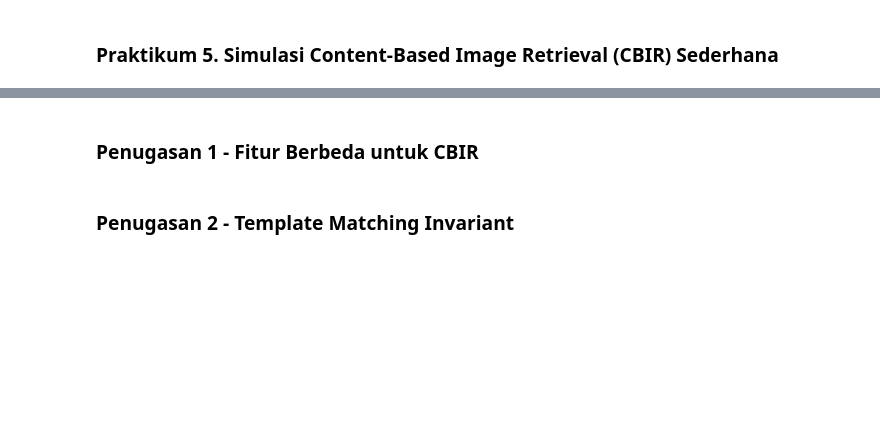
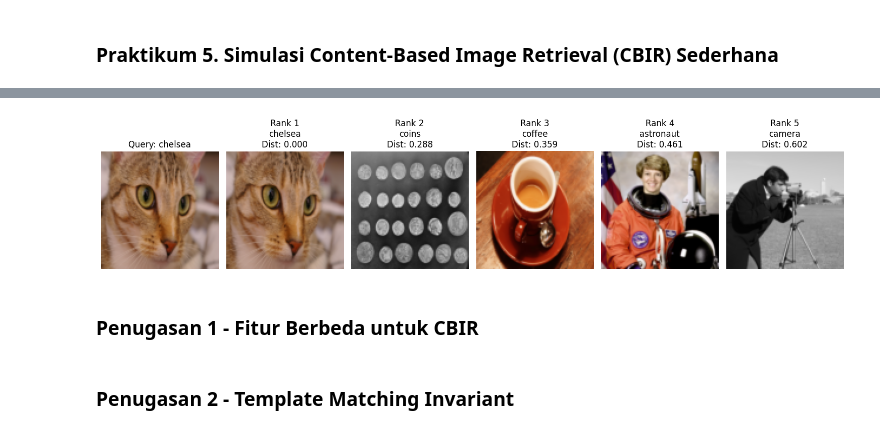
Before and after one commit to arzss-code/pengolahan-citra, a Jupyter notebook: jobsheet_5.ipynb, the cells around one changed output, grey strips where cells are left out. Saved outputs shown, nothing was run; the diff lists cells and outputs as text; code cells hidden in the pictures; blank space fills up the shorter version.

```diff
--- a/jobsheet_5.ipynb
+++ b/jobsheet_5.ipynb
@@ -65,2 +265,96 @@ Jarak Manhattan antara Patch 1 dan Patch 3: 250.0000
 # %% [markdown]
 ### Praktikum 5. Simulasi Content-Based Image Retrieval (CBIR) Sederhana
+# %%
+import numpy as np
+import matplotlib.pyplot as plt
+from skimage import data, io, color, transform, img_as_float, img_as_ubyte
+from scipy.spatial import distance
+
+# Fungsi hitung histogram dari Praktikum 2
+def calculate_rgb_histogram(image, bins=16):
+    # Pastikan input float [0,1] dikonversi ke uint8 [0,255] untuk histogram
+    if image.dtype == float:
+        image = img_as_ubyte(image)
+    hist_r, _ = np.histogram(image[:,:,0].ravel(), bins=bins, range=(0, 256))
+    hist_g, _ = np.histogram(image[:,:,1].ravel(), bins=bins, range=(0, 256))
+    hist_b, _ = np.histogram(image[:,:,2].ravel(), bins=bins, range=(0, 256))
+    hist_combined = np.concatenate((hist_r, hist_g, hist_b))
+    # Normalisasi L1 (sum to 1)
+    hist_sum = np.sum(hist_combined)
+    if hist_sum > 0:
+        hist_combined = hist_combined.astype(float) / hist_sum
+    else:
+        hist_combined = hist_combined.astype(float) # Avoid division by zero
+    return hist_combined
+
+# 1. Siapkan 'database' citra kecil dan citra query
+# Gunakan beberapa gambar dari skimage.data atau gambar Anda sendiri
+image_db_names = ["astronaut", "camera", "coffee", "coins", "chelsea"]
+database_images = []
+database_hists = []
+
+print("Memproses database citra...")
+for name in image_db_names:
+    try:
+        img = getattr(data, name)()
+        # Pastikan semua citra berwarna (RGB) dan ukuran sama (opsional, resize)
+        if img.ndim == 2: # Jika grayscale, konversi ke RGB
+            img = color.gray2rgb(img)
+        # Resize agar ukuran fitur konsisten (misal 100x100)
+        img_resized = transform.resize(img, (100, 100), anti_aliasing=True)
+        database_images.append(img_resized)
+        database_hists.append(calculate_rgb_histogram(img_resized))
+        print(f"- {name} diproses.")
+
+    except Exception as e:
+        print(f"Error memproses {name}: {e}")
+
+# Pilih satu citra sebagai query (misal, 'chelsea' si kucing)
+query_image_name = "chelsea"
+query_index = image_db_names.index(query_image_name)
+query_image = database_images[query_index]
+query_hist = database_hists[query_index]
+
+# 2. Hitung jarak/kemiripan antara query dan semua citra di database
+# Kita gunakan Cosine Distance (1 - Cosine Similarity)
+distances = []
+for i, hist in enumerate(database_hists):
+    # Hindari membandingkan query dengan dirinya sendiri (jarak akan 0)
+    # if i == query_index:
+    #     distances.append(np.inf) # Beri jarak tak hingga
+    # else:
+    dist = distance.cosine(query_hist, hist)
+    distances.append(dist)
+
+# 3. Urutkan citra berdasarkan jarak (dari terkecil ke terbesar)
+# Dapatkan indeks urutan jarak
+sorted_indices = np.argsort(distances)
+
+# 4. Tampilkan hasil: Query dan citra terurut berdasarkan kemiripan
+num_results_to_show = len(database_images)
+fig, axes = plt.subplots(1, num_results_to_show + 1, figsize=(15, 3))
+
+# Tampilkan query
+axes[0].imshow(query_image)
+axes[0].set_title(f"Query: {query_image_name}")
+axes[0].axis('off')
+
+# Tampilkan hasil terurut
+print("\nHasil Retrieval (semakin ke kanan, semakin tidak mirip):")
+for i, idx in enumerate(sorted_indices):
+    # Lewati query itu sendiri di hasil
+    # if i == 0: continue # Indeks pertama pasti query itu sendiri dengan jarak 0
+    img_rank = i + 1 # Rank dimulai dari 1
+    ax = axes[img_rank] # Mulai dari plot ke-2
+    ax.imshow(database_images[idx])
+    ax.set_title(f"Rank {img_rank}\n{image_db_names[idx]}\nDist: {distances[idx]:.3f}")
+    ax.axis('off')
+    print(f"Rank {img_rank}: {image_db_names[idx]} (Distance: {distances[idx]:.3f})")
+
+# Matikan axes yang tidak terpakai jika num_results < len(db)
+for j in range(num_results_to_show + 1, len(axes)):
+    axes[j].axis('off')
+
+plt.tight_layout()
+plt.show()
+# %% [output]
@@ -67,3 +374,4 @@ Jarak Manhattan antara Patch 1 dan Patch 3: 250.0000
+[figure, added]
 # %% [markdown]
 ### Penugasan 1 -	Fitur Berbeda untuk CBIR
 # %% [markdown]
```
Also changed, not shown: parts of 4 cells of this notebook.
